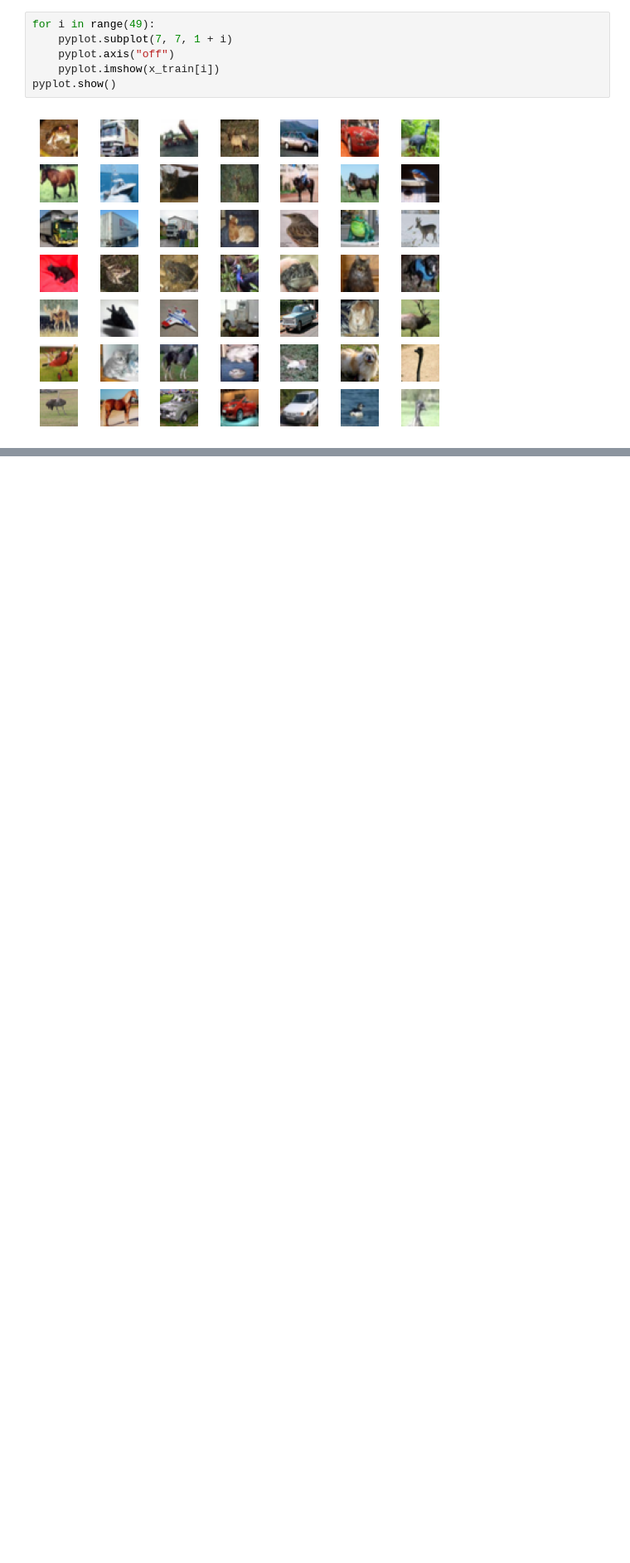
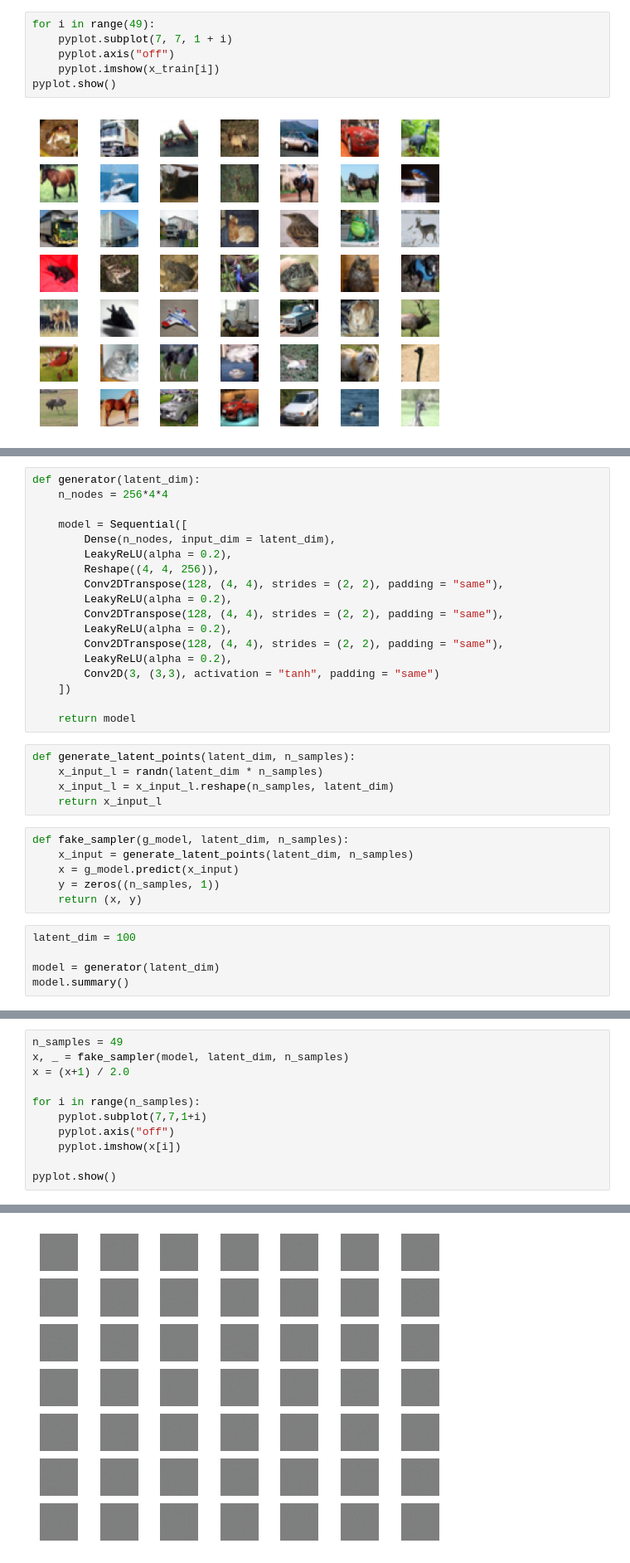
Before and after one commit to henricobela/Python, a Jupyter notebook: Faculdade/FIAP/Segundo_ano/GANS/aula3.ipynb, the cells around one changed output, grey strips where cells are left out. Shown at 83% size. Cells and saved outputs as stored; diff of their text form; blank space fills up the shorter version.

Commit message:
GANS first model

```diff
--- a/Faculdade/FIAP/Segundo_ano/GANS/aula3.ipynb
+++ b/Faculdade/FIAP/Segundo_ano/GANS/aula3.ipynb
@@ -84,0 +144,34 @@ def discriminator(in_shape = (32,32,3)):
+# %%
+def generator(latent_dim):
+    n_nodes = 256*4*4
+
+    model = Sequential([
+        Dense(n_nodes, input_dim = latent_dim),
+        LeakyReLU(alpha = 0.2),
+        Reshape((4, 4, 256)),
+        Conv2DTranspose(128, (4, 4), strides = (2, 2), padding = "same"),
+        LeakyReLU(alpha = 0.2),
+        Conv2DTranspose(128, (4, 4), strides = (2, 2), padding = "same"),
+        LeakyReLU(alpha = 0.2),
+        Conv2DTranspose(128, (4, 4), strides = (2, 2), padding = "same"),
+        LeakyReLU(alpha = 0.2),
+        Conv2D(3, (3,3), activation = "tanh", padding = "same")
+    ])
+
+    return model
+# %%
+def generate_latent_points(latent_dim, n_samples):
+    x_input_l = randn(latent_dim * n_samples)
+    x_input_l = x_input_l.reshape(n_samples, latent_dim)
+    return x_input_l
+# %%
+def fake_sampler(g_model, latent_dim, n_samples):
+    x_input = generate_latent_points(latent_dim, n_samples)
+    x = g_model.predict(x_input)
+    y = zeros((n_samples, 1))
+    return (x, y)
+# %%
+latent_dim = 100
+
+model = generator(latent_dim)
+model.summary()
@@ -84,0 +196,12 @@ def discriminator(in_shape = (32,32,3)):
+# %%
+n_samples = 49
+x, _ = fake_sampler(model, latent_dim, n_samples)
+x = (x+1) / 2.0
+
+for i in range(n_samples):
+    pyplot.subplot(7,7,1+i)
+    pyplot.axis("off")
+    pyplot.imshow(x[i])
+
+pyplot.show()
+# %% [output]
@@ -84,0 +209 @@ def discriminator(in_shape = (32,32,3)):
+[figure, added]
```
Also changed, not shown: parts of 12 cells of this notebook.
